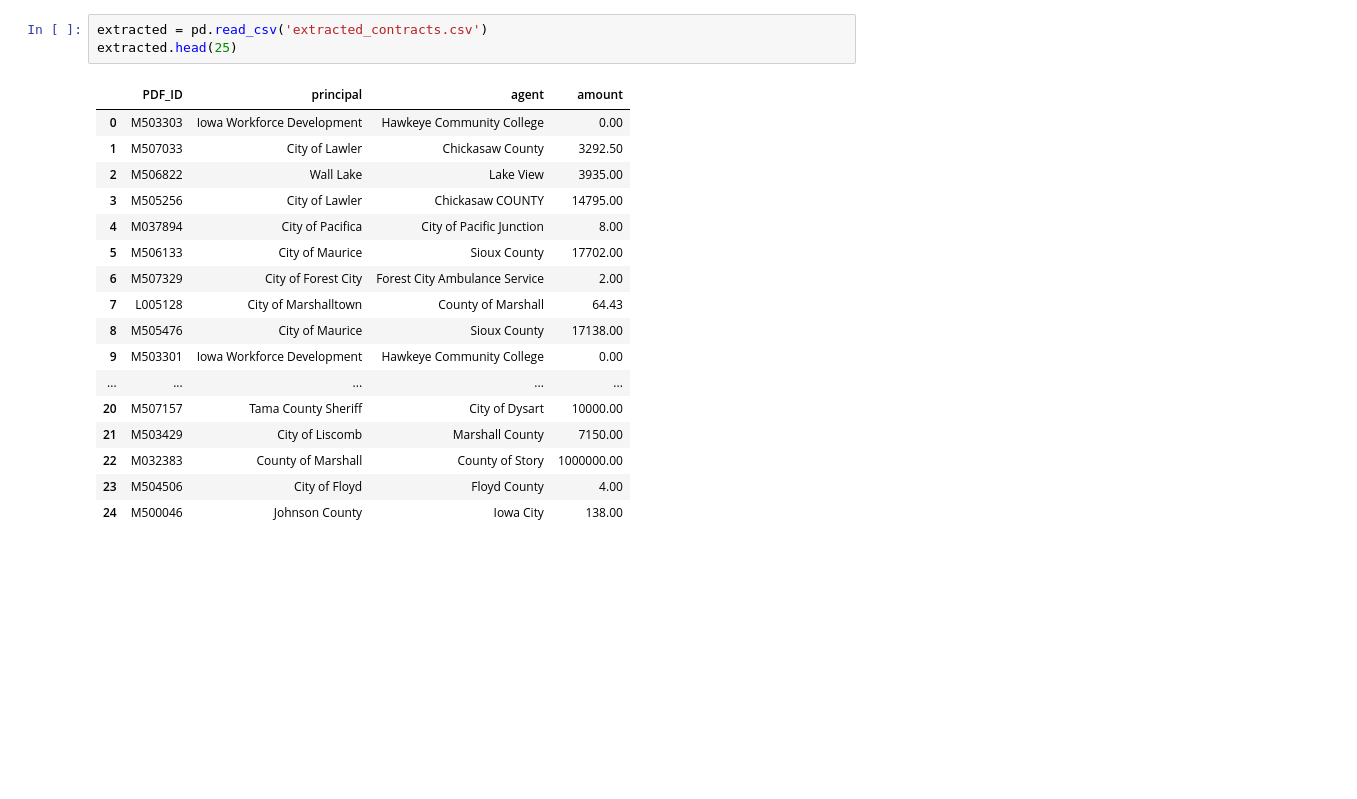
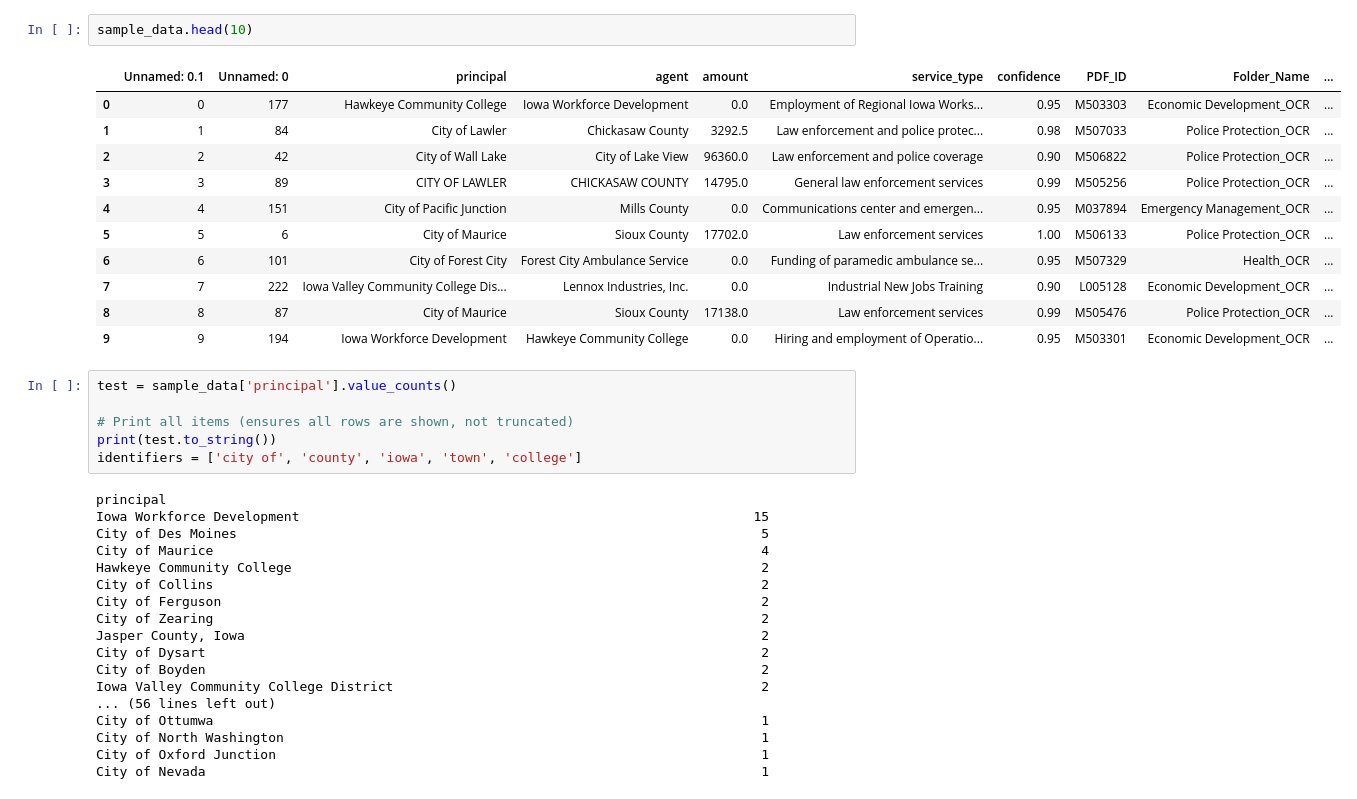
Before and after one commit to marobinette/financial_transaction_detection, a Jupyter notebook: financial_transaction_detection.ipynb, the cells around one changed output. Drawn from its saved outputs; the diff is of its cells as text; blank space fills up the shorter version.

```diff
--- a/financial_transaction_detection.ipynb
+++ b/financial_transaction_detection.ipynb
@@ -28,22 +30,39 @@ sample_data.head(25)
-# %%
-extracted = pd.read_csv('extracted_contracts.csv')
-extracted.head(25)
-# %% [output]
-|  | PDF_ID | principal | agent | amount |
-| 0 | M503303 | Iowa Workforce Development | Hawkeye Community College | 0.00 |
-| 1 | M507033 | City of Lawler | Chickasaw County | 3292.50 |
-| 2 | M506822 | Wall Lake | Lake View | 3935.00 |
-| 3 | M505256 | City of Lawler | Chickasaw COUNTY | 14795.00 |
-| 4 | M037894 | City of Pacifica | City of Pacific Junction | 8.00 |
-| 5 | M506133 | City of Maurice | Sioux County | 17702.00 |
-| 6 | M507329 | City of Forest City | Forest City Ambulance Service | 2.00 |
-| 7 | L005128 | City of Marshalltown | County of Marshall | 64.43 |
-| 8 | M505476 | City of Maurice | Sioux County | 17138.00 |
-| 9 | M503301 | Iowa Workforce Development | Hawkeye Community College | 0.00 |
-| ... | ... | ... | ... | ... |
-| 20 | M507157 | Tama County Sheriff | City of Dysart | 10000.00 |
-| 21 | M503429 | City of Liscomb | Marshall County | 7150.00 |
-| 22 | M032383 | County of Marshall | County of Story | 1000000.00 |
-| 23 | M504506 | City of Floyd | Floyd County | 4.00 |
-| 24 | M500046 | Johnson County | Iowa City | 138.00 |
+# %%
+sample_data.head(10)
+# %% [output]
+|  | Unnamed: 0.1 | Unnamed: 0 | principal | agent | amount | service_type | confidence | PDF_ID | Folder_Name | ... |
+| 0 | 0 | 177 | Hawkeye Community College | Iowa Workforce Development | 0.0 | Employment of Regional Iowa Works... | 0.95 | M503303 | Economic Development_OCR | ... |
+| 1 | 1 | 84 | City of Lawler | Chickasaw County | 3292.5 | Law enforcement and police protec... | 0.98 | M507033 | Police Protection_OCR | ... |
+| 2 | 2 | 42 | City of Wall Lake | City of Lake View | 96360.0 | Law enforcement and police coverage | 0.90 | M506822 | Police Protection_OCR | ... |
+| 3 | 3 | 89 | CITY OF LAWLER | CHICKASAW COUNTY | 14795.0 | General law enforcement services | 0.99 | M505256 | Police Protection_OCR | ... |
+| 4 | 4 | 151 | City of Pacific Junction | Mills County | 0.0 | Communications center and emergen... | 0.95 | M037894 | Emergency Management_OCR | ... |
+| 5 | 5 | 6 | City of Maurice | Sioux County | 17702.0 | Law enforcement services | 1.00 | M506133 | Police Protection_OCR | ... |
+| 6 | 6 | 101 | City of Forest City | Forest City Ambulance Service | 0.0 | Funding of paramedic ambulance se... | 0.95 | M507329 | Health_OCR | ... |
+| 7 | 7 | 222 | Iowa Valley Community College Dis... | Lennox Industries, Inc. | 0.0 | Industrial New Jobs Training | 0.90 | L005128 | Economic Development_OCR | ... |
+| 8 | 8 | 87 | City of Maurice | Sioux County | 17138.0 | Law enforcement services | 0.99 | M505476 | Police Protection_OCR | ... |
+| 9 | 9 | 194 | Iowa Workforce Development | Hawkeye Community College | 0.0 | Hiring and employment of Operatio... | 0.95 | M503301 | Economic Development_OCR | ... |
+# %%
+test = sample_data['principal'].value_counts()
+
+# Print all items (ensures all rows are shown, not truncated)
+print(test.to_string())
+identifiers = ['city of', 'county', 'iowa', 'town', 'college']
+# %% [output]
+principal
+Iowa Workforce Development                                                          15
+City of Des Moines                                                                   5
+City of Maurice                                                                      4
+Hawkeye Community College                                                            2
+City of Collins                                                                      2
+City of Ferguson                                                                     2
+City of Zearing                                                                      2
+Jasper County, Iowa                                                                  2
+City of Dysart                                                                       2
+City of Boyden                                                                       2
+Iowa Valley Community College District                                               2
+... (56 lines left out)
+City of Ottumwa                                                                      1
+City of North Washington                                                             1
+City of Oxford Junction                                                              1
+City of Nevada                                                                       1
 # %%
```
Also changed, not shown: parts of 5 cells of this notebook, 3 other files.
